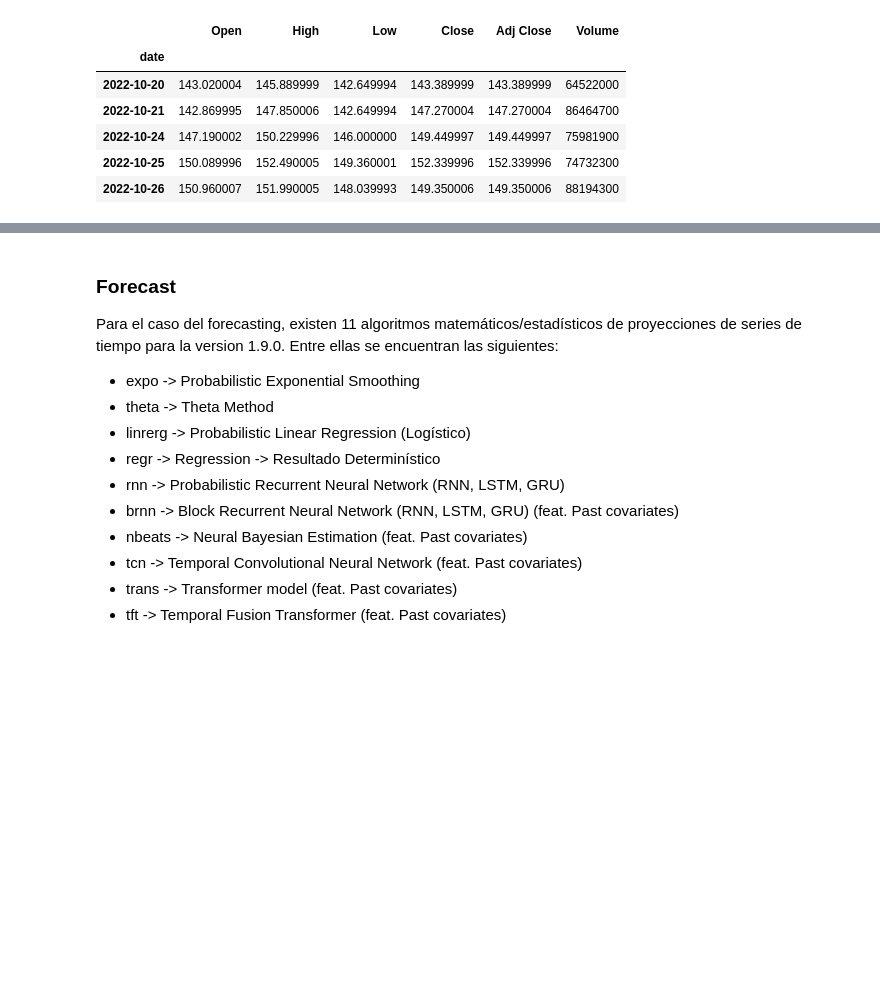
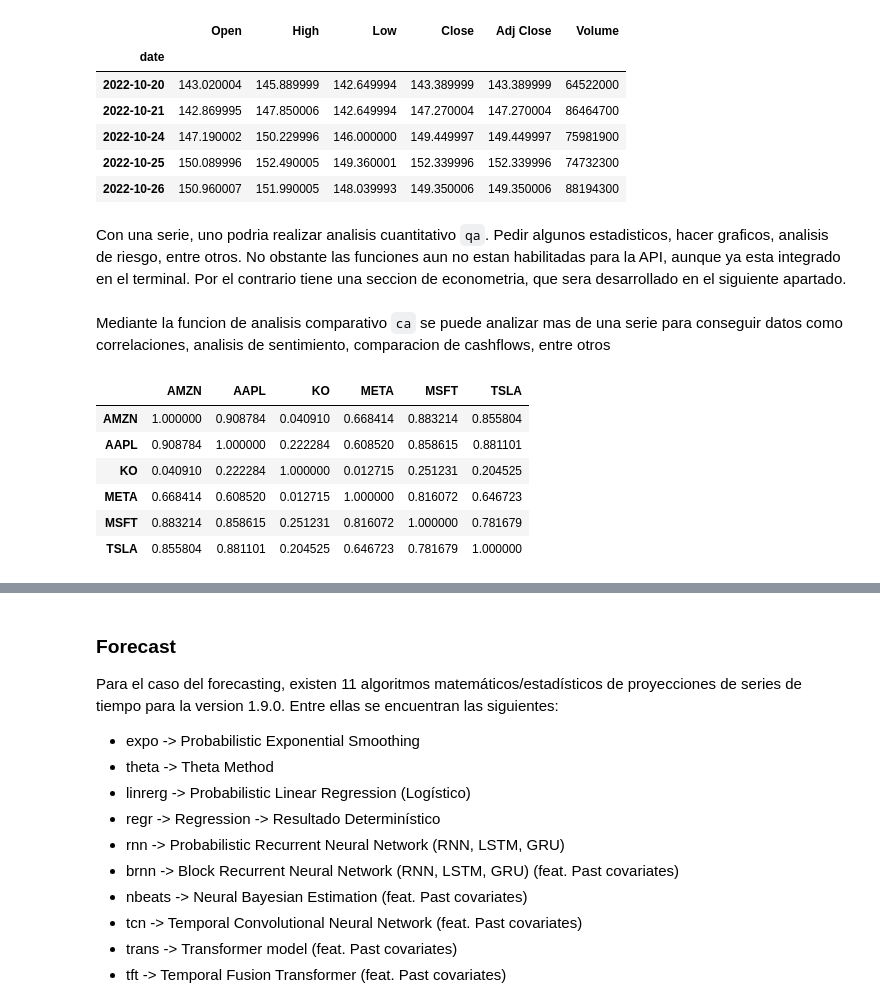
Before and after one commit to mauricioalvaradoo/openbb_terminal, a Jupyter notebook: openbb_inspection.ipynb, the cells around one changed output, grey strips where cells are left out. Saved outputs shown, nothing was run; the diff lists cells and outputs as text; code cells hidden in the pictures; blank space fills up the shorter version.

```diff
--- a/openbb_inspection.ipynb
+++ b/openbb_inspection.ipynb
@@ -50,3 +48,17 @@ Loading Daily AAPL stock with starting period 2020-01-02 for analysis.
 | 2022-10-24 | 147.190002 | 150.229996 | 146.000000 | 149.449997 | 149.449997 | 75981900 |
 | 2022-10-25 | 150.089996 | 152.490005 | 149.360001 | 152.339996 | 152.339996 | 74732300 |
 | 2022-10-26 | 150.960007 | 151.990005 | 148.039993 | 149.350006 | 149.350006 | 88194300 |
+# %% [markdown]
+Con una serie, uno podria realizar analisis cuantitativo `qa`. Pedir algunos estadisticos, hacer graficos, analisis de riesgo, entre otros. No obstante las funciones aun no estan habilitadas para la API, aunque ya esta integrado en el terminal. Por el contrario tiene una seccion de econometria, que sera desarrollado en el siguiente apartado.
+# %% [markdown]
+Mediante la funcion de analisis comparativo `ca` se puede analizar mas de una serie para conseguir datos como correlaciones, analisis de sentimiento, comparacion de cashflows, entre otros
+# %%
+openbb.stocks.ca.hcorr(["AMZN", "AAPL", "KO", "META", "MSFT", "TSLA"], start_date="2022-01-01")[0]
+# %% [output]
+|  | AMZN | AAPL | KO | META | MSFT | TSLA |
+| AMZN | 1.000000 | 0.908784 | 0.040910 | 0.668414 | 0.883214 | 0.855804 |
+| AAPL | 0.908784 | 1.000000 | 0.222284 | 0.608520 | 0.858615 | 0.881101 |
+| KO | 0.040910 | 0.222284 | 1.000000 | 0.012715 | 0.251231 | 0.204525 |
+| META | 0.668414 | 0.608520 | 0.012715 | 1.000000 | 0.816072 | 0.646723 |
+| MSFT | 0.883214 | 0.858615 | 0.251231 | 0.816072 | 1.000000 | 0.781679 |
+| TSLA | 0.855804 | 0.881101 | 0.204525 | 0.646723 | 0.781679 | 1.000000 |
```
Also changed, not shown: parts of 22 cells of this notebook.
